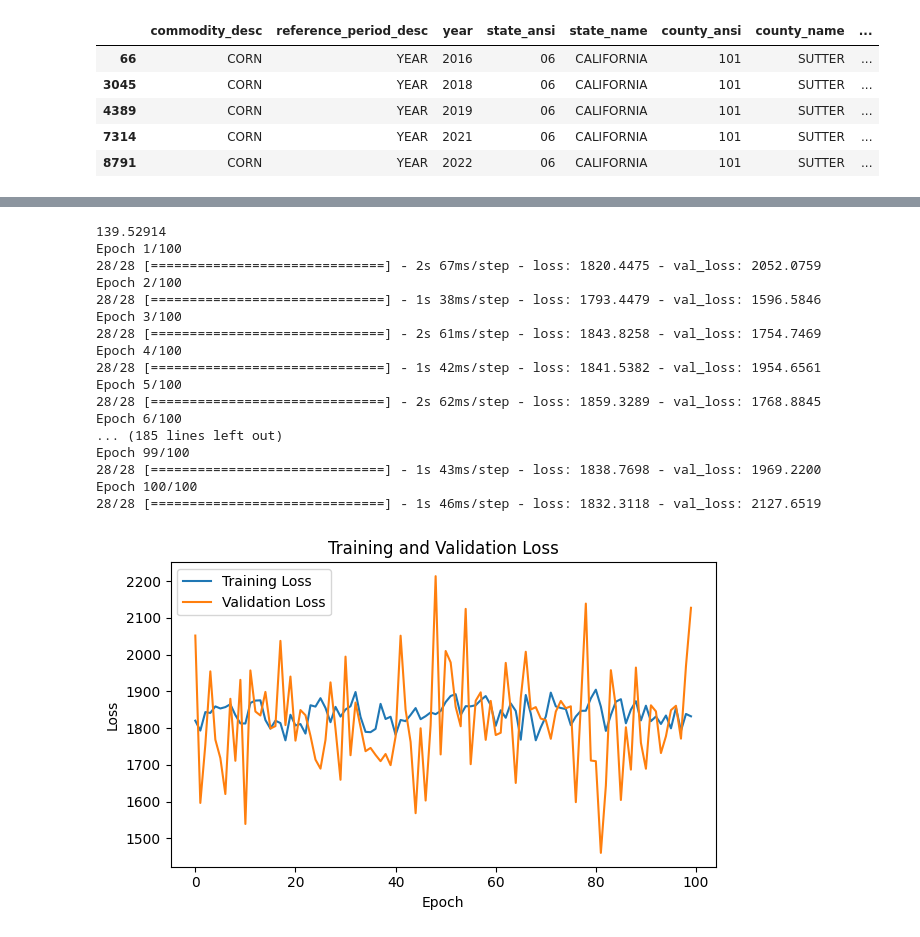
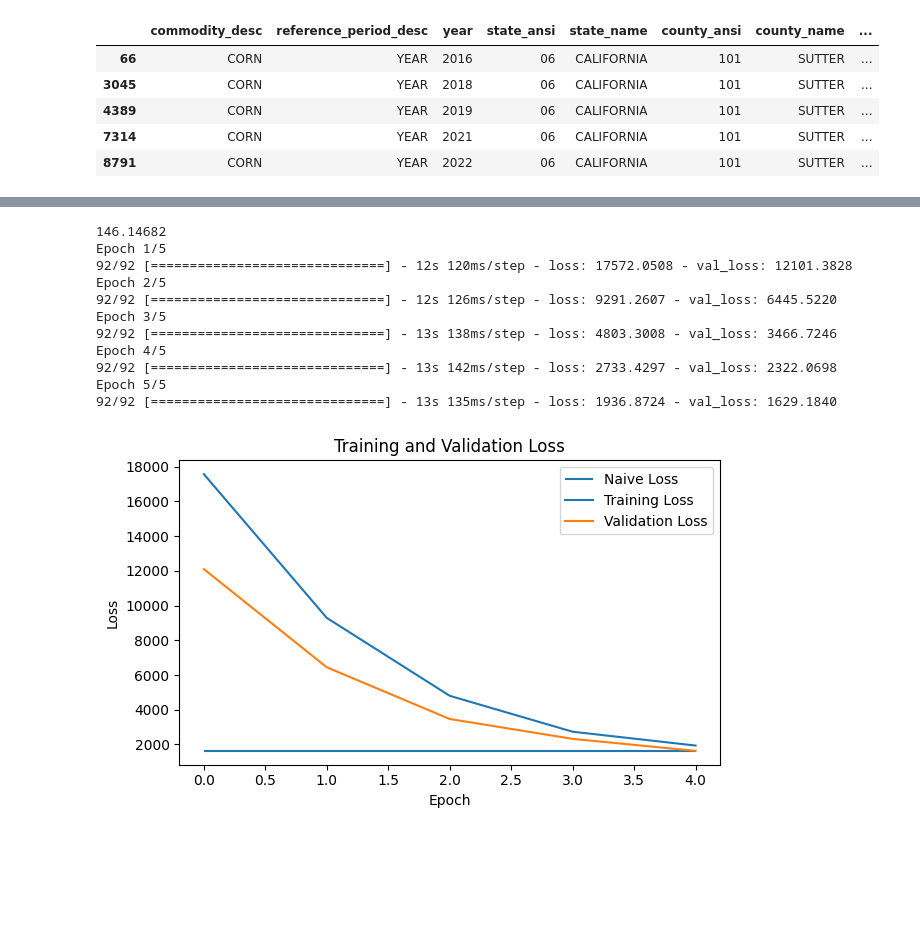
Before and after one commit to tskorkowski/crop_yield_prediction_CAS, a Jupyter notebook: 2_gc-pipeline/training.ipynb, the cells around one changed output, grey strips where cells are left out. Cells and saved outputs as stored; diff of their text form; code cells hidden in the pictures; blank space fills up the shorter version.

Commit message:
imporved-lstm-hist-w-arbitraty-buckets

```diff
--- a/2_gc-pipeline/training.ipynb
+++ b/2_gc-pipeline/training.ipynb
@@ -134,4 +68,10 @@ bucket = client.get_bucket(bucket_name)
 # %%
+file_name = f"{num_bins}_buckets_training_test" #"hist_dataset_medium" #
+#dataset_suffix = r".tfrecords"
+
+#file_name += dataset_suffix
+
+
 if CREATE_DATASET:
     # Generate all prefixes
     start_time = time.perf_counter()
@@ -143,7 +83,7 @@ if CREATE_DATASET:
                  labels_df["year"]))
 
 
-    prefixes_hist = [f'histograms/{NUM_BINS}_buckets/{SCALE}/{county.capitalize()}_{fips}/{year}'
+    prefixes_hist = [f'histograms/{num_bins}_buckets/{SCALE}/{county.capitalize()}_{fips}/{year}'
                 for county,_, fips, year in labels]
 
     # Batch check all prefixes
@@ -152,7 +92,7 @@ if CREATE_DATASET:
     # Generate get_input_img_params based on results
     get_input_img_params = [(county.capitalize(), fips, year)
                 for county, county_fips, fips, year in labels
-                if results_hist[f'histograms/{NUM_BINS}_buckets/{SCALE}/{county.capitalize()}_{fips}/{year}']
+                if results_hist[f'histograms/{num_bins}_buckets/{SCALE}/{county.capitalize()}_{fips}/{year}']
     ]
 
     print(f"Number of items to process: {len(get_input_img_params)}")
@@ -160,16 +100,17 @@ if CREATE_DATASET:
     end_time_dataset_info = time.perf_counter()
     print(f"Collecting dataset information: {end_time_dataset_info-start_time}")
 
-    dataset, input_shape = create_hist_dataset(get_input_img_params, "labels_combined.npy", "labels_header.npy")
+    dataset, input_shape = create_hist_dataset(get_input_img_params, "labels_combined.npy", "labels_header.npy", num_bins=num_bins)
     end_time_dataset = time.perf_counter()
 
     print(f"Building dataset: {(end_time_dataset - end_time_dataset_info)/60:.02} minutes")
 
     # Save dataset
-    save_dataset_to_gcp(dataset, file_name = f"{NUM_BINS}_buckets_training_test")
+    save_dataset_to_gcp(dataset, file_name = file_name)
     print("Dataset created")
+    CREATE_DATASET = False
 else:
-    dataset = load_dataset_from_gcp(file_name=f"{NUM_BINS}_buckets_training_test")
+    dataset = load_dataset_from_gcp(file_name=file_name)
     for features, label in dataset.take(1):
         input_shape = tuple(features.shape)
         label_shape = label.shape
@@ -180,6 +119,0 @@ Collecting dataset information: 28.951974434001386
-# %%
-for features, label in dataset.take(1):
-    input_shape = tuple(features.shape)
-
-print(f"""input_shape :{input_shape}
-dataset: {type(dataset)}""")
@@ -387,36 +133,23 @@ class LstmModel(keras.Model):
 # %%
-# # Create a directory for MLflow artifacts
-# mlflow_artifacts_dir = os.path.abspath('mlflow_artifacts')
-# os.makedirs(mlflow_artifacts_dir, exist_ok=True)
-
-# # Set MLflow tracking URI
-# mlflow.set_tracking_uri(f"file:{mlflow_artifacts_dir}")
-
 responses = []
 for _, response in dataset:
     responses.append(response.numpy())
 mean_response = np.mean(responses)
 print(mean_response)
 
-model = LstmModel(input_shape=input_shape, lstm_layers=1, no_units=1, mean_response=mean_response)
-model.compile(optimizer='nadam', learning_rate = 0.01)
-history = model.fit(dataset, epochs=100, batch_size=batch_size)
+model = LstmModel(input_shape=input_shape, lstm_layers=4, no_units=2, mean_response=0)
+model.compile(optimizer='nadam', learning_rate = 0.5)
+history = model.fit(dataset, epochs=5, batch_size=batch_size)
 # %% [output]
-139.52914
-Epoch 1/100
-28/28 [==============================] - 2s 67ms/step - loss: 1820.4475 - val_loss: 2052.0759
-Epoch 2/100
-28/28 [==============================] - 1s 38ms/step - loss: 1793.4479 - val_loss: 1596.5846
-Epoch 3/100
-28/28 [==============================] - 2s 61ms/step - loss: 1843.8258 - val_loss: 1754.7469
-Epoch 4/100
-28/28 [==============================] - 1s 42ms/step - loss: 1841.5382 - val_loss: 1954.6561
-Epoch 5/100
-28/28 [==============================] - 2s 62ms/step - loss: 1859.3289 - val_loss: 1768.8845
-Epoch 6/100
-... (185 lines left out)
-Epoch 99/100
-28/28 [==============================] - 1s 43ms/step - loss: 1838.7698 - val_loss: 1969.2200
-Epoch 100/100
-28/28 [==============================] - 1s 46ms/step - loss: 1832.3118 - val_loss: 2127.6519
+146.14682
+Epoch 1/5
+92/92 [==============================] - 12s 120ms/step - loss: 17572.0508 - val_loss: 12101.3828
+Epoch 2/5
+92/92 [==============================] - 12s 126ms/step - loss: 9291.2607 - val_loss: 6445.5220
+Epoch 3/5
+92/92 [==============================] - 13s 138ms/step - loss: 4803.3008 - val_loss: 3466.7246
+Epoch 4/5
+92/92 [==============================] - 13s 142ms/step - loss: 2733.4297 - val_loss: 2322.0698
+Epoch 5/5
+92/92 [==============================] - 13s 135ms/step - loss: 1936.8724 - val_loss: 1629.1840
-[figure, old version]
+[figure, new version]
```
Also changed, not shown: parts of 11 cells of this notebook, 5 other files.
